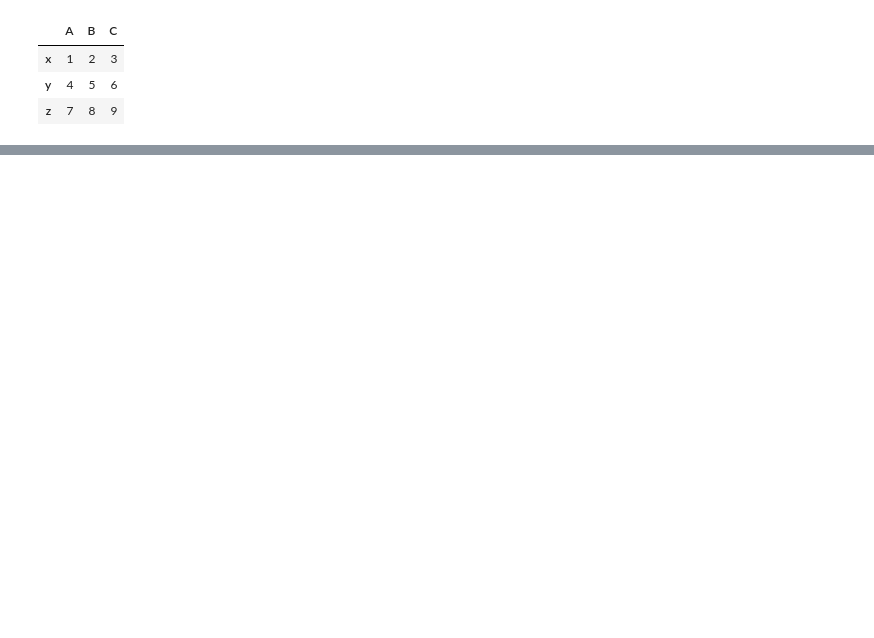
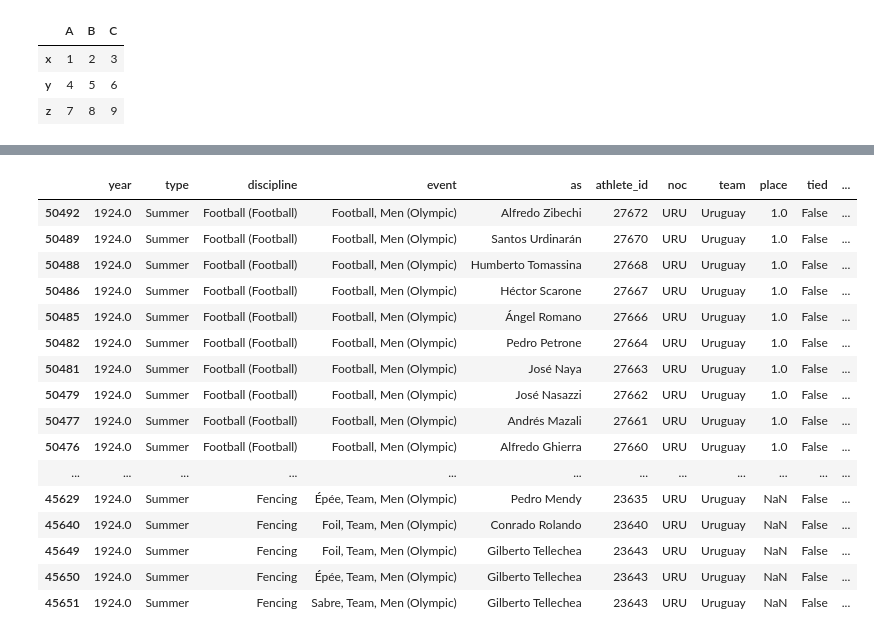
Before and after one commit to rlefebre/complete-pandas-tutorial, a Jupyter notebook: my_tests.ipynb, the cells around one changed output, grey strips where cells are left out. Drawn from its saved outputs; the diff is of its cells as text; code cells hidden in the pictures; blank space fills up the shorter version.

```diff
--- a/my_tests.ipynb
+++ b/my_tests.ipynb
@@ -11,0 +141,20 @@ df.head()
+# %%
+results[(results['noc']=='URU') & (results['year']==1924)].sort_values('place')
+# %% [output]
+|  | year | type | discipline | event | as | athlete_id | noc | team | place | tied | ... |
+| 50492 | 1924.0 | Summer | Football (Football) | Football, Men (Olympic) | Alfredo Zibechi | 27672 | URU | Uruguay | 1.0 | False | ... |
+| 50489 | 1924.0 | Summer | Football (Football) | Football, Men (Olympic) | Santos Urdinarán | 27670 | URU | Uruguay | 1.0 | False | ... |
+| 50488 | 1924.0 | Summer | Football (Football) | Football, Men (Olympic) | Humberto Tomassina | 27668 | URU | Uruguay | 1.0 | False | ... |
+| 50486 | 1924.0 | Summer | Football (Football) | Football, Men (Olympic) | Héctor Scarone | 27667 | URU | Uruguay | 1.0 | False | ... |
+| 50485 | 1924.0 | Summer | Football (Football) | Football, Men (Olympic) | Ángel Romano | 27666 | URU | Uruguay | 1.0 | False | ... |
+| 50482 | 1924.0 | Summer | Football (Football) | Football, Men (Olympic) | Pedro Petrone | 27664 | URU | Uruguay | 1.0 | False | ... |
+| 50481 | 1924.0 | Summer | Football (Football) | Football, Men (Olympic) | José Naya | 27663 | URU | Uruguay | 1.0 | False | ... |
+| 50479 | 1924.0 | Summer | Football (Football) | Football, Men (Olympic) | José Nasazzi | 27662 | URU | Uruguay | 1.0 | False | ... |
+| 50477 | 1924.0 | Summer | Football (Football) | Football, Men (Olympic) | Andrés Mazali | 27661 | URU | Uruguay | 1.0 | False | ... |
+| 50476 | 1924.0 | Summer | Football (Football) | Football, Men (Olympic) | Alfredo Ghierra | 27660 | URU | Uruguay | 1.0 | False | ... |
+| ... | ... | ... | ... | ... | ... | ... | ... | ... | ... | ... | ... |
+| 45629 | 1924.0 | Summer | Fencing | Épée, Team, Men (Olympic) | Pedro Mendy | 23635 | URU | Uruguay | NaN | False | ... |
+| 45640 | 1924.0 | Summer | Fencing | Foil, Team, Men (Olympic) | Conrado Rolando | 23640 | URU | Uruguay | NaN | False | ... |
+| 45649 | 1924.0 | Summer | Fencing | Foil, Team, Men (Olympic) | Gilberto Tellechea | 23643 | URU | Uruguay | NaN | False | ... |
+| 45650 | 1924.0 | Summer | Fencing | Épée, Team, Men (Olympic) | Gilberto Tellechea | 23643 | URU | Uruguay | NaN | False | ... |
+| 45651 | 1924.0 | Summer | Fencing | Sabre, Team, Men (Olympic) | Gilberto Tellechea | 23643 | URU | Uruguay | NaN | False | ... |
```
Also changed, not shown: parts of 15 cells of this notebook, 3 other files.
